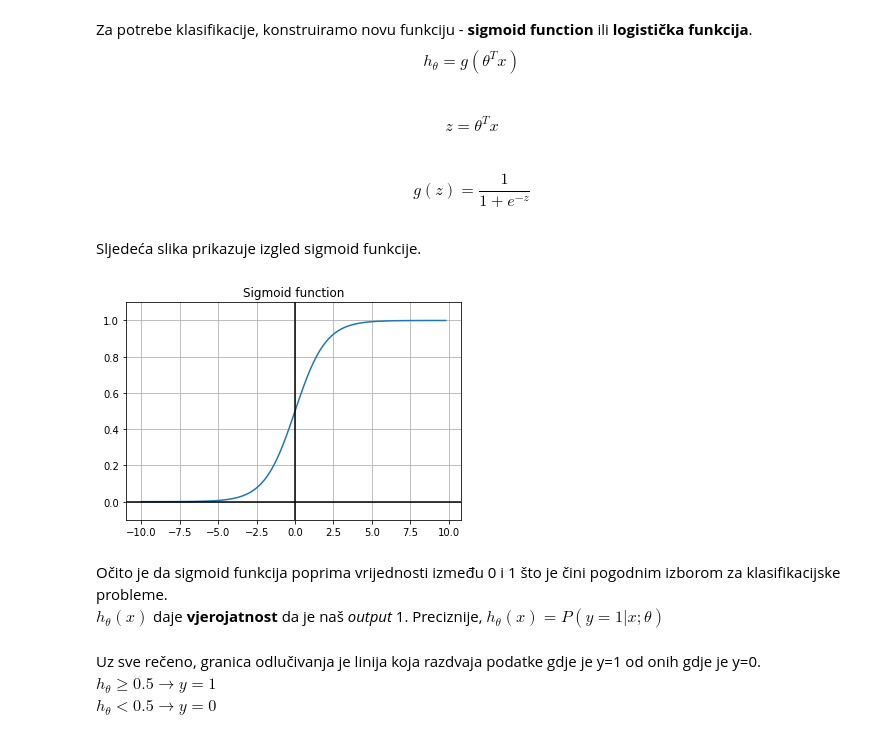
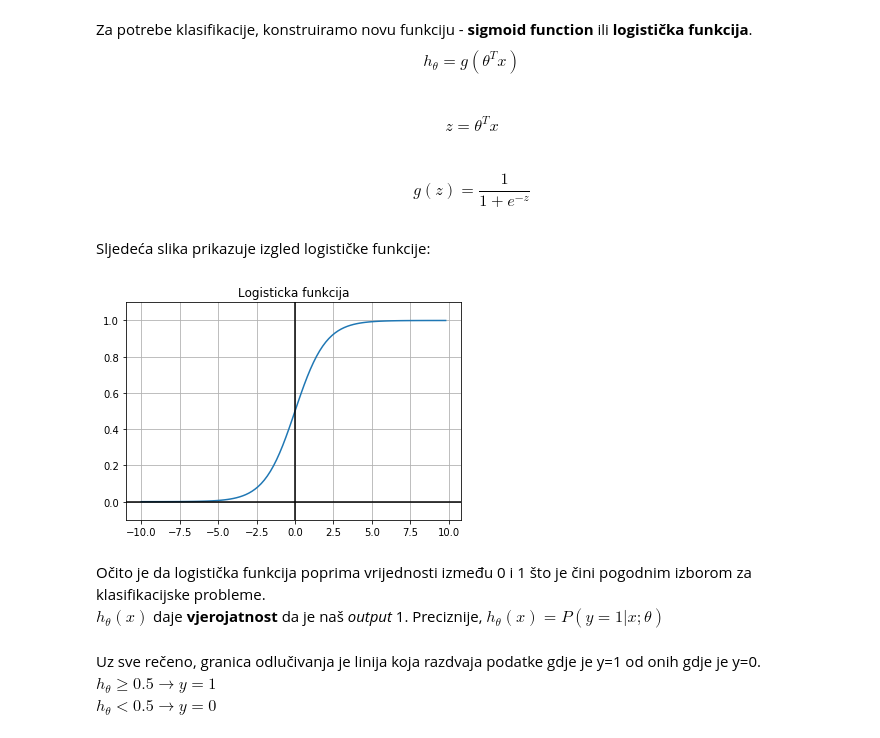
Before and after one commit to lucijamihalj/MSzadaca, a Jupyter notebook: strojno_ucenje.ipynb, the cells around one changed output. Saved outputs shown, nothing was run; the diff lists cells and outputs as text; code cells hidden in the pictures.

```diff
--- a/strojno_ucenje.ipynb
+++ b/strojno_ucenje.ipynb
@@ -239,7 +239,7 @@ $$h_{\theta}=g(\theta^{T}x)$$ <br>
 $$z=\theta^{T}x$$ <br>
 $$g(z)=\frac{1}{1+e^{-z}} $$
 # %% [markdown]
-Sljedeća slika prikazuje izgled sigmoid funkcije.
+Sljedeća slika prikazuje izgled logističke funkcije:
 # %%
 def sigmoid(x):
     s = 1.0 + np.exp(-x)
@@ -249,18 +249,18 @@ def sigmoid(x):
 # %%
 x = np.arange(-10., 10., 0.2)
 y = np.linspace(0, len(x), len(x))
 
 plt.plot(x, sigmoid(x))
 plt.grid(True, which='both')
 plt.axhline(y=0, color='k')
 plt.axvline(x=0, color='k')
 plt.ylim(-0.1,1.1)
-plt.title('Sigmoid function')
+plt.title('Logisticka funkcija')
 plt.show()
 # %% [output]
-[figure, old version]
+[figure, new version]
 # %% [markdown]
-Očito je da sigmoid funkcija poprima vrijednosti između 0 i 1 što je čini pogodnim izborom za klasifikacijske probleme. <br>
+Očito je da logistička funkcija poprima vrijednosti između 0 i 1 što je čini pogodnim izborom za klasifikacijske probleme. <br>
 $h_{\theta}(x)$ daje **vjerojatnost** da je naš *output* 1. Preciznije, $h_{\theta}(x)=P(y=1|x;\theta)$
 # %% [markdown]
 Uz sve rečeno, granica odlučivanja je linija koja razdvaja podatke gdje je y=1 od onih gdje je y=0. <br>
```
Also changed, not shown: parts of 25 cells of this notebook.
